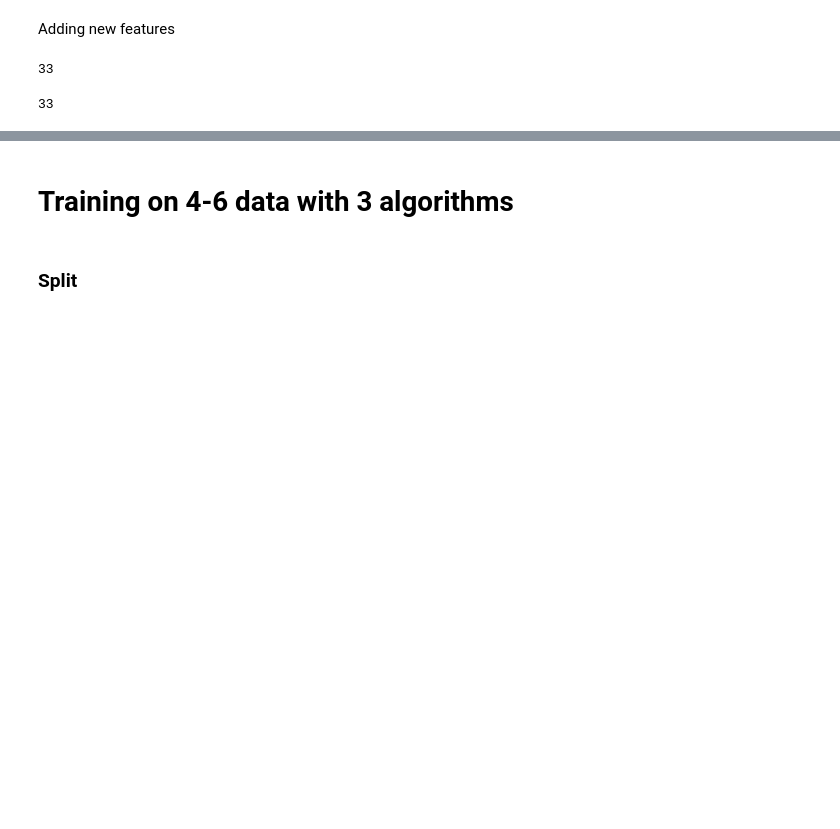
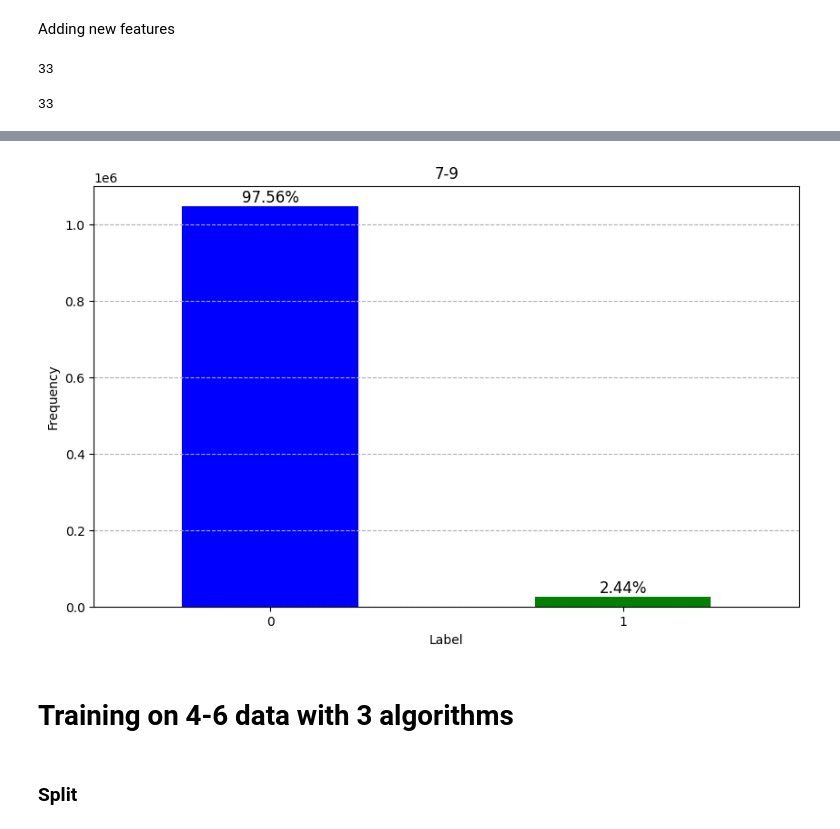
Before and after one commit to tuikhongtenbo/Python_ML, a Jupyter notebook: BaitapDS108/Lab 4/Lab 4.ipynb, the cells around one changed output, grey strips where cells are left out. Drawn from its saved outputs; the diff is of its cells as text; code cells hidden in the pictures; blank space fills up the shorter version.

```diff
--- a/BaitapDS108/Lab 4/Lab 4.ipynb
+++ b/BaitapDS108/Lab 4/Lab 4.ipynb
@@ -811,3 +830,22 @@ len(data_7_9_fq_cat.columns)
+# %%
+plt.figure(figsize=(10, 6))
+
+counts = data_7_9_fq_cat['label'].value_counts()
+percentages = (counts / counts.sum() * 100).round(2)
+total = counts.sum()
+
+ax = data_7_9_fq_cat['label'].value_counts().plot( kind='bar', color=['b', 'g'])
+
+for i, (count, pct) in enumerate(zip(counts, percentages)):
+    ax.text(i, count + total * 0.01, f'{pct}%', ha='center', fontsize=12)
+
+plt.title('7-9')
+plt.xlabel('Label')
+plt.ylabel('Frequency')
+plt.xticks(rotation=0)
+plt.grid(axis='y', linestyle='--')
+# %% [output]
+[figure, added]
 # %% [markdown]
 # Training on 4-6 data with 3 algorithms
 # %% [markdown]
```
Also changed, not shown: parts of 6 cells of this notebook.
